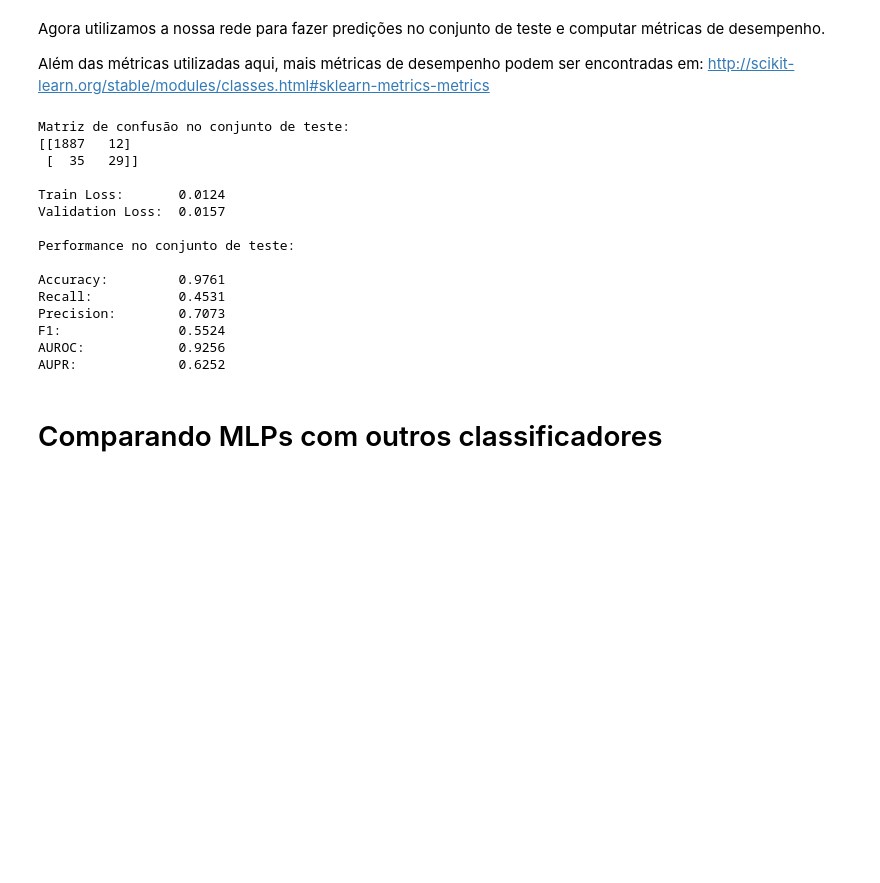
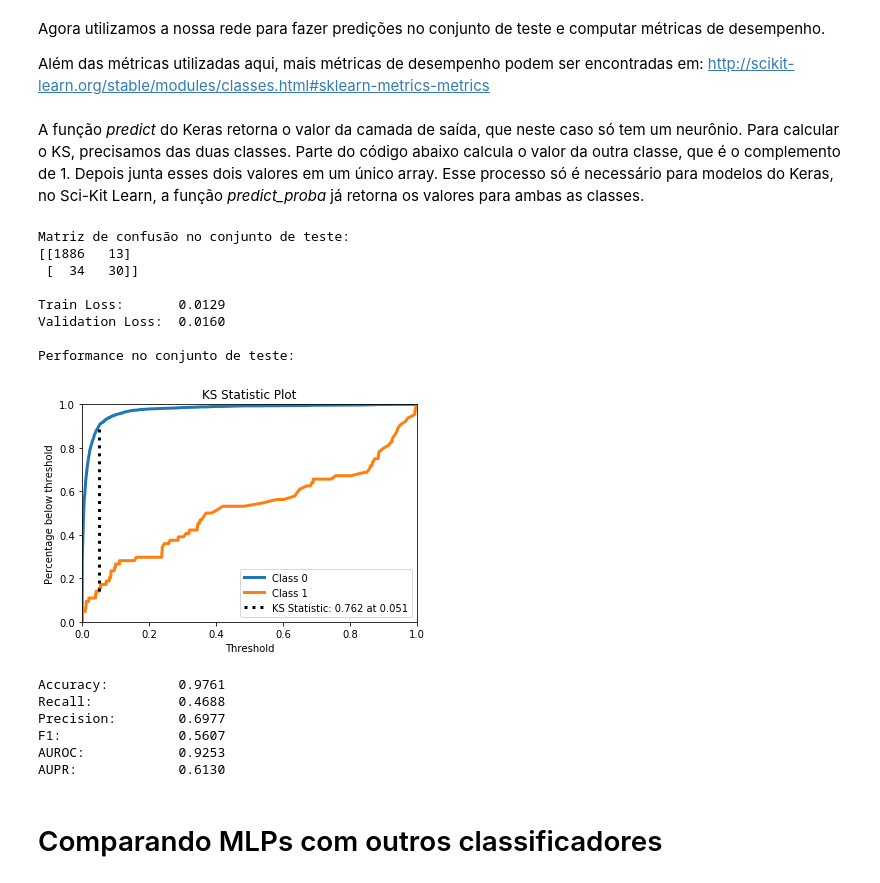
Before and after one commit to RomeroBarata/IF702-redes-neurais, a Jupyter notebook: main.ipynb, the cells around one changed output. Saved outputs shown, nothing was run; the diff lists cells and outputs as text; code cells hidden in the pictures; blank space fills up the shorter version.

Commit message:
Add graphic and value of KS

```diff
--- a/main.ipynb
+++ b/main.ipynb
@@ -187,6 +188,9 @@ def compute_performance_metrics(y, y_pred_class, y_pred_scores=None):
     f1 = f1_score(y, y_pred_class)
     performance_metrics = (accuracy, recall, precision, f1)
     if y_pred_scores is not None:
+        skplt.metrics.plot_ks_statistic(y, y_pred_scores)
+        plt.show()
+        y_pred_scores = y_pred_scores[:, 1]
         auroc = roc_auc_score(y, y_pred_scores)
         aupr = average_precision_score(y, y_pred_scores)
         performance_metrics = performance_metrics + (auroc, aupr)
@@ -213,39 +216,44 @@ plot_training_error_curves(history)
 Agora utilizamos a nossa rede para fazer predições no conjunto de teste e computar métricas de desempenho.
 
 Além das métricas utilizadas aqui, mais métricas de desempenho podem ser encontradas em: http://scikit-learn.org/stable/modules/classes.html#sklearn-metrics-metrics
+# %% [markdown]
+A função <i>predict</i> do Keras retorna o valor da camada de saída, que neste caso só tem um neurônio.
+Para calcular o KS, precisamos das duas classes. Parte do código abaixo calcula o valor da outra classe, que é o complemento de 1. Depois junta esses dois valores em um único array. Esse processo só é necessário para modelos do Keras, no Sci-Kit Learn, a função <i>predict_proba</i> já retorna os valores para ambas as classes.
 # %%
-## Fazer predições no conjunto de teste
+# Fazer predições no conjunto de teste
 y_pred_scores = classifier.predict(X_test)
 y_pred_class = classifier.predict_classes(X_test, verbose=0)
+y_pred_scores_0 = 1 - y_pred_scores
+y_pred_scores = np.concatenate([y_pred_scores_0, y_pred_scores], axis=1)
 
 ## Matriz de confusão
 print('Matriz de confusão no conjunto de teste:')
 print(confusion_matrix(y_test, y_pred_class))
 
 ## Resumo dos resultados
 losses = extract_final_losses(history)
 print()
 print("{metric:<18}{value:.4f}".format(metric="Train Loss:", value=losses['train_loss']))
 print("{metric:<18}{value:.4f}".format(metric="Validation Loss:", value=losses['val_loss']))
 print('\nPerformance no conjunto de teste:')
 accuracy, recall, precision, f1, auroc, aupr = compute_performance_metrics(y_test, y_pred_class, y_pred_scores)
 print_metrics_summary(accuracy, recall, precision, f1, auroc, aupr)
 # %% [output]
 Matriz de confusão no conjunto de teste:
-[[1887   12]
- [  35   29]]
+[[1886   13]
+ [  34   30]]
 
-Train Loss:       0.0124
-Validation Loss:  0.0157
+Train Loss:       0.0129
+Validation Loss:  0.0160
 
 Performance no conjunto de teste:
-
-Accuracy:         0.9761
-Recall:           0.4531
-Precision:        0.7073
-F1:               0.5524
-AUROC:            0.9256
-AUPR:             0.6252
+[figure, added]
+Accuracy:         0.9761
+Recall:           0.4688
+Precision:        0.6977
+F1:               0.5607
+AUROC:            0.9253
+AUPR:             0.6130
 # %% [markdown]
 # Comparando MLPs com outros classificadores
 # %% [markdown]
```
Also changed, not shown: parts of 9 cells of this notebook.
